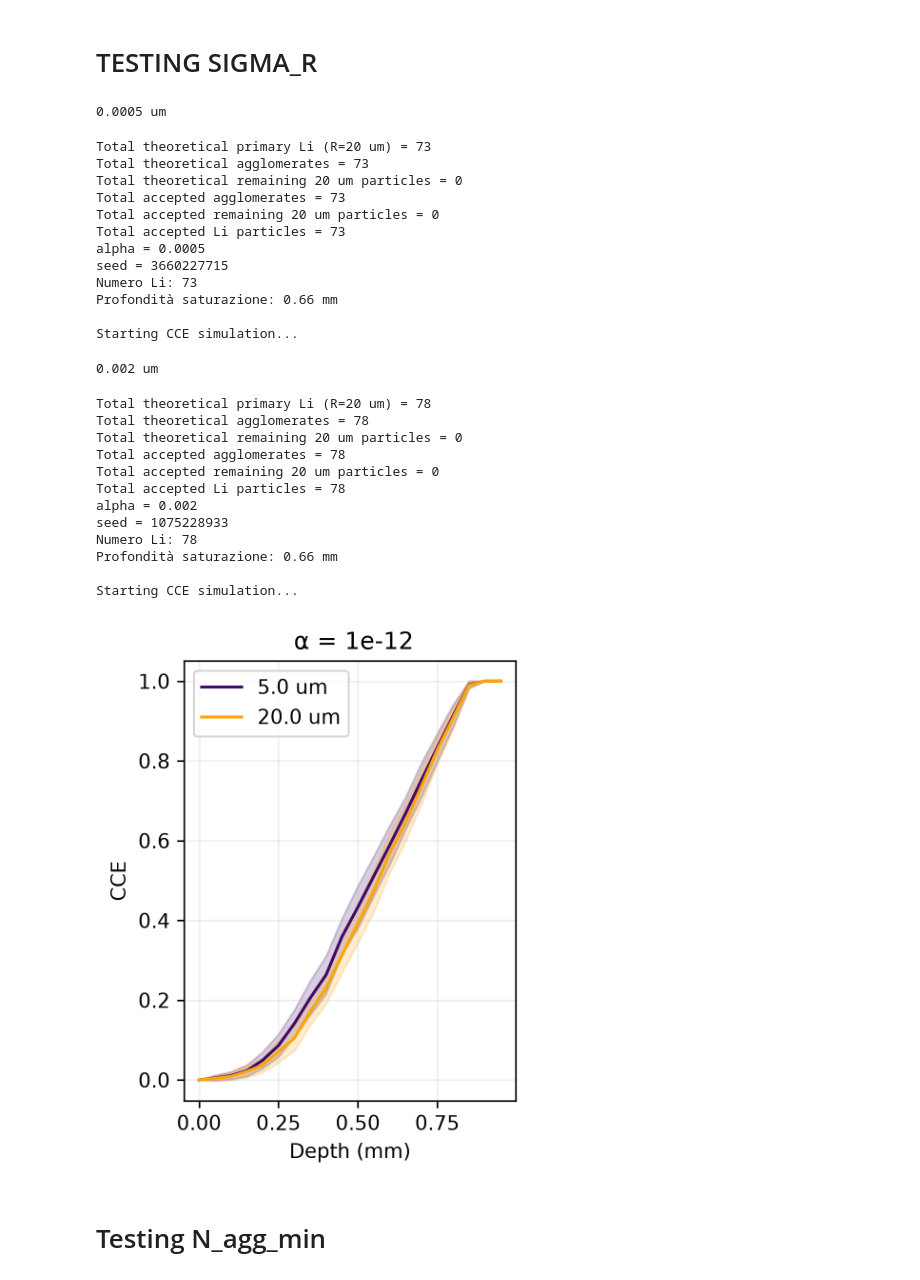
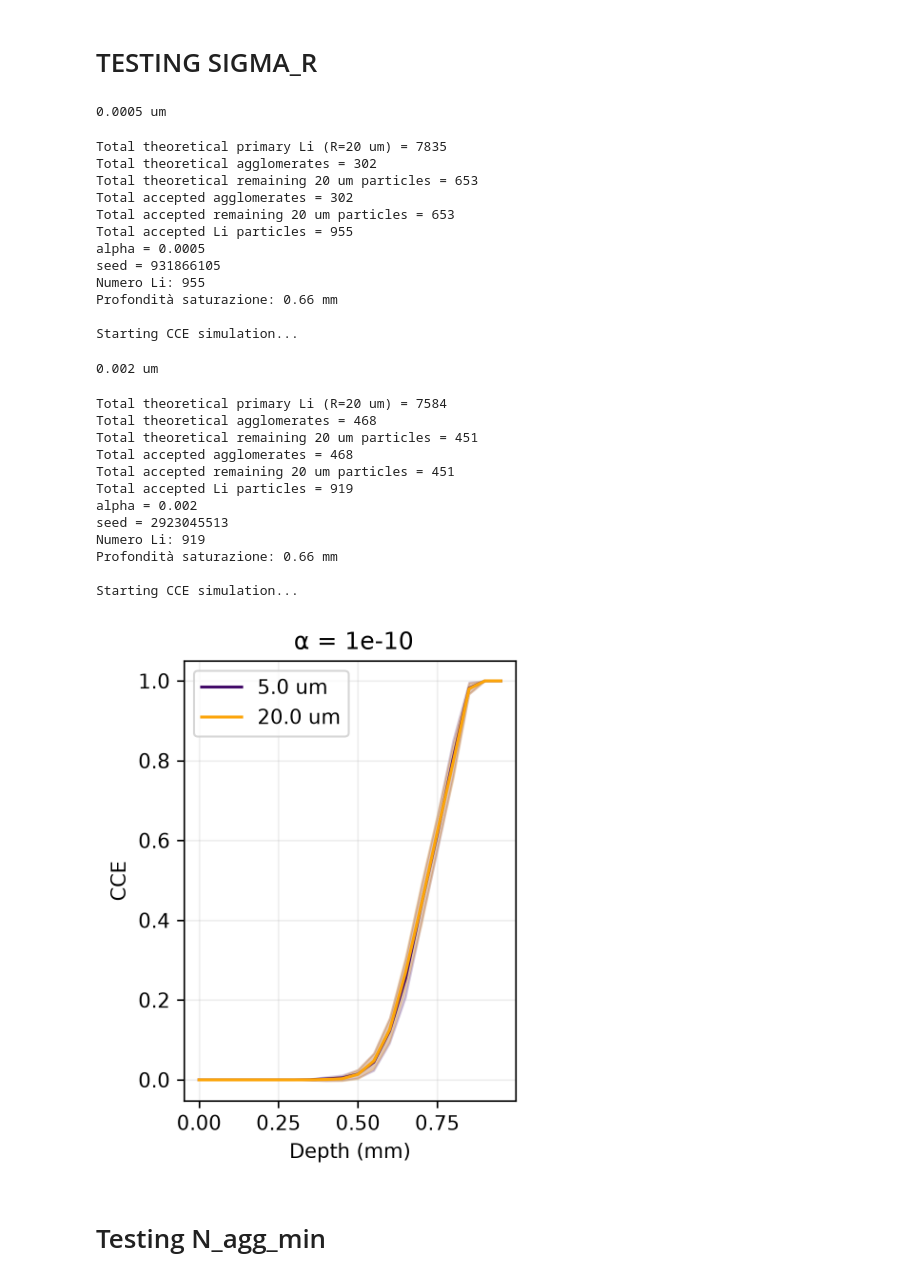
Before and after one commit to RitaF00/Charge-Trapping-Model-in-python, a Jupyter notebook: simulation/agglomerate.ipynb, the cells around one changed output. Cells and saved outputs as stored; diff of their text form; code cells hidden in the pictures.

```diff
--- a/simulation/agglomerate.ipynb
+++ b/simulation/agglomerate.ipynb
@@ -1923,7 +1568,7 @@ my_args = argparse.Namespace(
 
     N_repeat=100,
 
-    alpha=8e-11,
+    alpha=8e-9,
 
     # IN CM
     FCCD = 0.087,
@@ -1935,7 +1580,7 @@ my_args = argparse.Namespace(
 
     t_ann=18*60,
 
-    N_min_agg =5,
+    N_min_agg =15,
 
     output="library"
 )
@@ -2571,7 +2713,7 @@ plt.figure(figsize = (3,4),  dpi = 300)
 for i,sigma_R in enumerate(sigmas_R):
     # LITHIUM GENERATION
     #importlib.reload(simulate_CCE_Li_radii)
-    alpha = 1e-12
+    alpha = 1e-10
     seed = np.random.SeedSequence().generate_state(1)[0]
     my_args = argparse.Namespace(
             seed=int(seed),
@@ -2617,50 +2759,50 @@ for i,sigma_R in enumerate(sigmas_R):
         depth,
         cce,
         #yerr=CCE_std,
         color = colors[i],
         label = f'{sigma_R*10000} um'
     )
     plt.fill_between(
         depth,
         cce-cce_std,
         cce+cce_std,
         color = colors[i],
         alpha=0.2
     )
     plt.grid(alpha = 0.2)
     plt.xlabel("Depth (mm)")
     plt.ylabel("CCE")
     plt.title(f" α = {alpha}")
     plt.legend()
     plt.savefig("CCE_vs_sigma_R.jpg")
 # %% [output]
 0.0005 um
-Total theoretical primary Li (R=20 um) = 73
-Total theoretical agglomerates = 73
-Total theoretical remaining 20 um particles = 0
-Total accepted agglomerates = 73
-Total accepted remaining 20 um particles = 0
-Total accepted Li particles = 73
+Total theoretical primary Li (R=20 um) = 7835
+Total theoretical agglomerates = 302
+Total theoretical remaining 20 um particles = 653
+Total accepted agglomerates = 302
+Total accepted remaining 20 um particles = 653
+Total accepted Li particles = 955
 alpha = 0.0005
-seed = 3660227715
-Numero Li: 73
+seed = 931866105
+Numero Li: 955
 Profondità saturazione: 0.66 mm
 
 Starting CCE simulation...
 0.002 um
-Total theoretical primary Li (R=20 um) = 78
-Total theoretical agglomerates = 78
-Total theoretical remaining 20 um particles = 0
-Total accepted agglomerates = 78
-Total accepted remaining 20 um particles = 0
-Total accepted Li particles = 78
+Total theoretical primary Li (R=20 um) = 7584
+Total theoretical agglomerates = 468
+Total theoretical remaining 20 um particles = 451
+Total accepted agglomerates = 468
+Total accepted remaining 20 um particles = 451
+Total accepted Li particles = 919
 alpha = 0.002
-seed = 1075228933
-Numero Li: 78
+seed = 2923045513
+Numero Li: 919
 Profondità saturazione: 0.66 mm
 
 Starting CCE simulation...
-[figure, old version]
+[figure, new version]
 # %% [markdown]
 # Testing N_agg_min
 # %%
```
Also changed, not shown: parts of 7 cells of this notebook, 18 other files.
